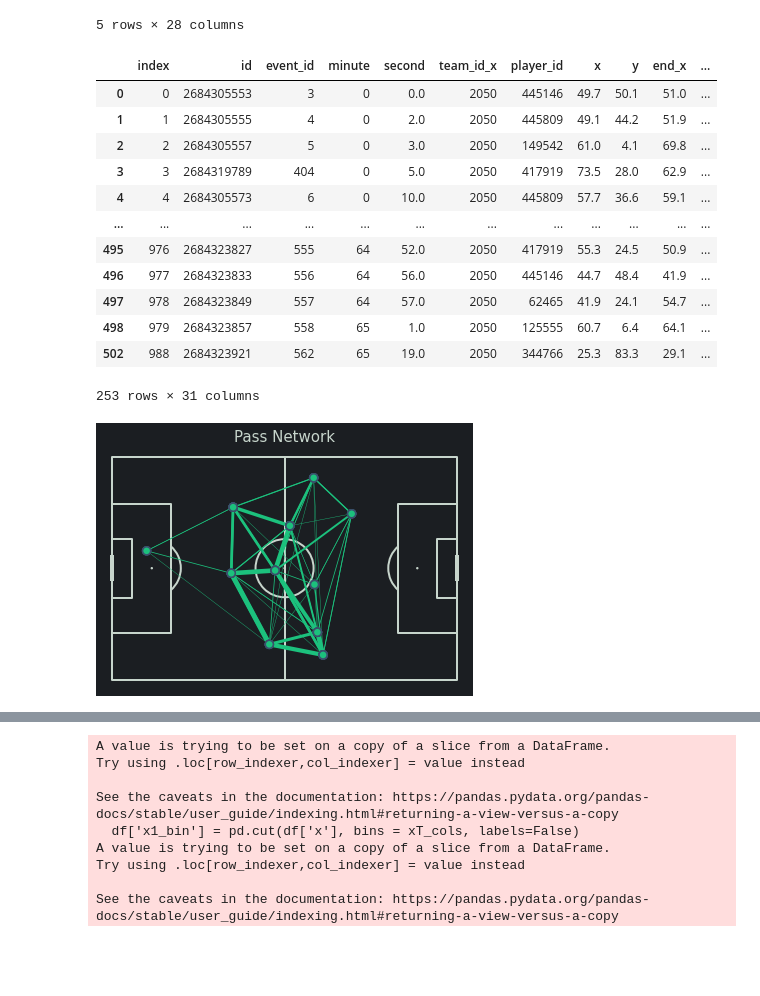
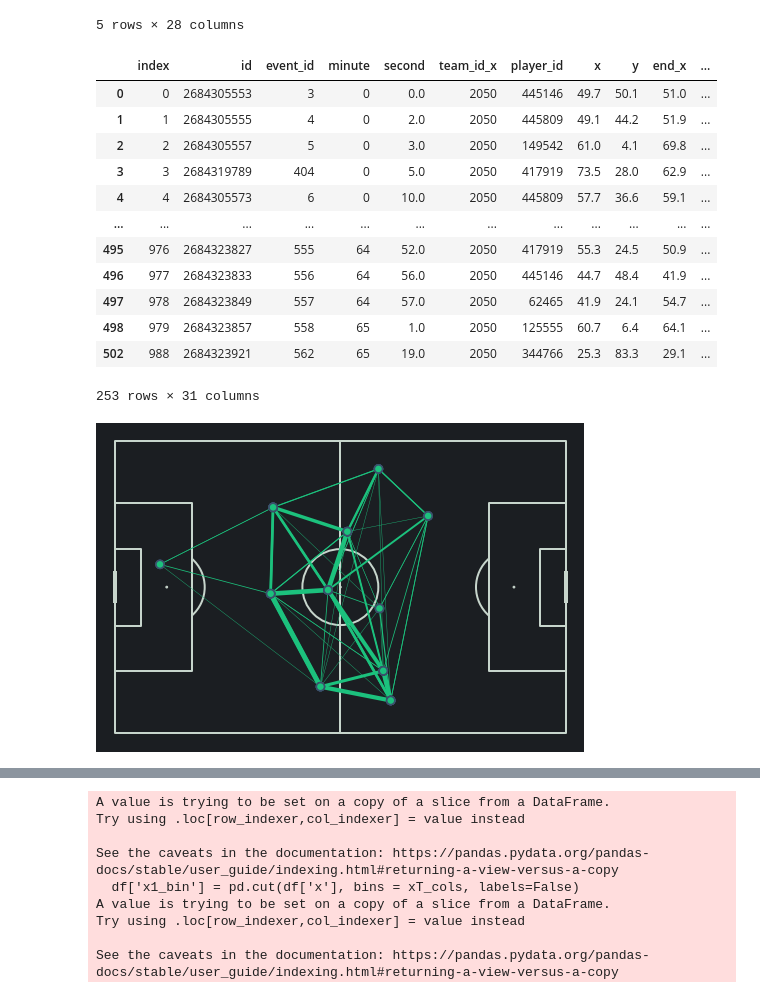
Before and after one commit to enzovillafuerte/football-vizzes, a Jupyter notebook: whoscored-vizzes/testing.ipynb, the cells around one changed output, grey strips where cells are left out. Cells and saved outputs as stored; diff of their text form; code cells hidden in the pictures; blank space fills up the shorter version.

```diff
--- a/whoscored-vizzes/testing.ipynb
+++ b/whoscored-vizzes/testing.ipynb
@@ -325,7 +327,7 @@ def pass_network(df, marker_color):
 
     # Plotting
     pitch = Pitch(pitch_type='opta', pitch_color='#1B1E22', line_color='#c7d5cc')
-    fig, ax = pitch.draw(figsize=(6.5, 6.5), constrained_layout=True, tight_layout=False)
+    fig, ax = pitch.draw(figsize=(8.5, 6.5), constrained_layout=True, tight_layout=False) # (8.5, 8.5
     fig.set_facecolor("#1B1E22")
 
     # Drawing the pass lines (links/edges)
@@ -342,37 +344,38 @@ def pass_network(df, marker_color):
      #   ax.annotate(txt, (pass_between.x.iloc[i], pass_between.y.iloc[i]), color='#A3D3D3', fontsize=5, ha='center', va='bottom',xytext=(0, 12), textcoords='offset points')
 
     # Setting the title
-    ax_title = ax.set_title(f'Pass Network', fontsize=15) #, color='white')
+    #ax_title = ax.set_title(f'Pass Network', fontsize=15) #, color='white')
 
+    fig.savefig('pass_network.png', dpi=100, bbox_inches='tight') #dpi=300
     # Adding the image
     #image_path = f'/Users/enzovillafuerte/Desktop/Python_Projects/Hungary_Euro_Report/Team_Logos/{team}.png'
     #team_logo = Image.open(image_path)
 
     # Define the position and size of the image (left, bottom, width, height)
     #photo_ax = fig.add_axes([0.42, 0.88, 0.2, 0.2])  # Adjust the coordinates and size as needed
     #photo_ax.set_facecolor("#22312b")
 
     #photo_ax.imshow(team_logo)
     #photo_ax.axis('off')
 
     return df
 
 pass_network(df, color_home)
 # %% [output]
 |  | index | id | event_id | minute | second | team_id_x | player_id | x | y | end_x | ... |
 | 0 | 0 | 2684305553 | 3 | 0 | 0.0 | 2050 | 445146 | 49.7 | 50.1 | 51.0 | ... |
 | 1 | 1 | 2684305555 | 4 | 0 | 2.0 | 2050 | 445809 | 49.1 | 44.2 | 51.9 | ... |
 | 2 | 2 | 2684305557 | 5 | 0 | 3.0 | 2050 | 149542 | 61.0 | 4.1 | 69.8 | ... |
 | 3 | 3 | 2684319789 | 404 | 0 | 5.0 | 2050 | 417919 | 73.5 | 28.0 | 62.9 | ... |
 | 4 | 4 | 2684305573 | 6 | 0 | 10.0 | 2050 | 445809 | 57.7 | 36.6 | 59.1 | ... |
 | ... | ... | ... | ... | ... | ... | ... | ... | ... | ... | ... | ... |
 | 495 | 976 | 2684323827 | 555 | 64 | 52.0 | 2050 | 417919 | 55.3 | 24.5 | 50.9 | ... |
 | 496 | 977 | 2684323833 | 556 | 64 | 56.0 | 2050 | 445146 | 44.7 | 48.4 | 41.9 | ... |
 | 497 | 978 | 2684323849 | 557 | 64 | 57.0 | 2050 | 62465 | 41.9 | 24.1 | 54.7 | ... |
 | 498 | 979 | 2684323857 | 558 | 65 | 1.0 | 2050 | 125555 | 60.7 | 6.4 | 64.1 | ... |
 | 502 | 988 | 2684323921 | 562 | 65 | 19.0 | 2050 | 344766 | 25.3 | 83.3 | 29.1 | ... |
 253 rows × 31 columns
-[figure, old version]
+[figure, new version]
 # %%
 import networkx as nx
 import pandas as pd
```
Also changed, not shown: parts of 13 cells of this notebook, 10 other files.
